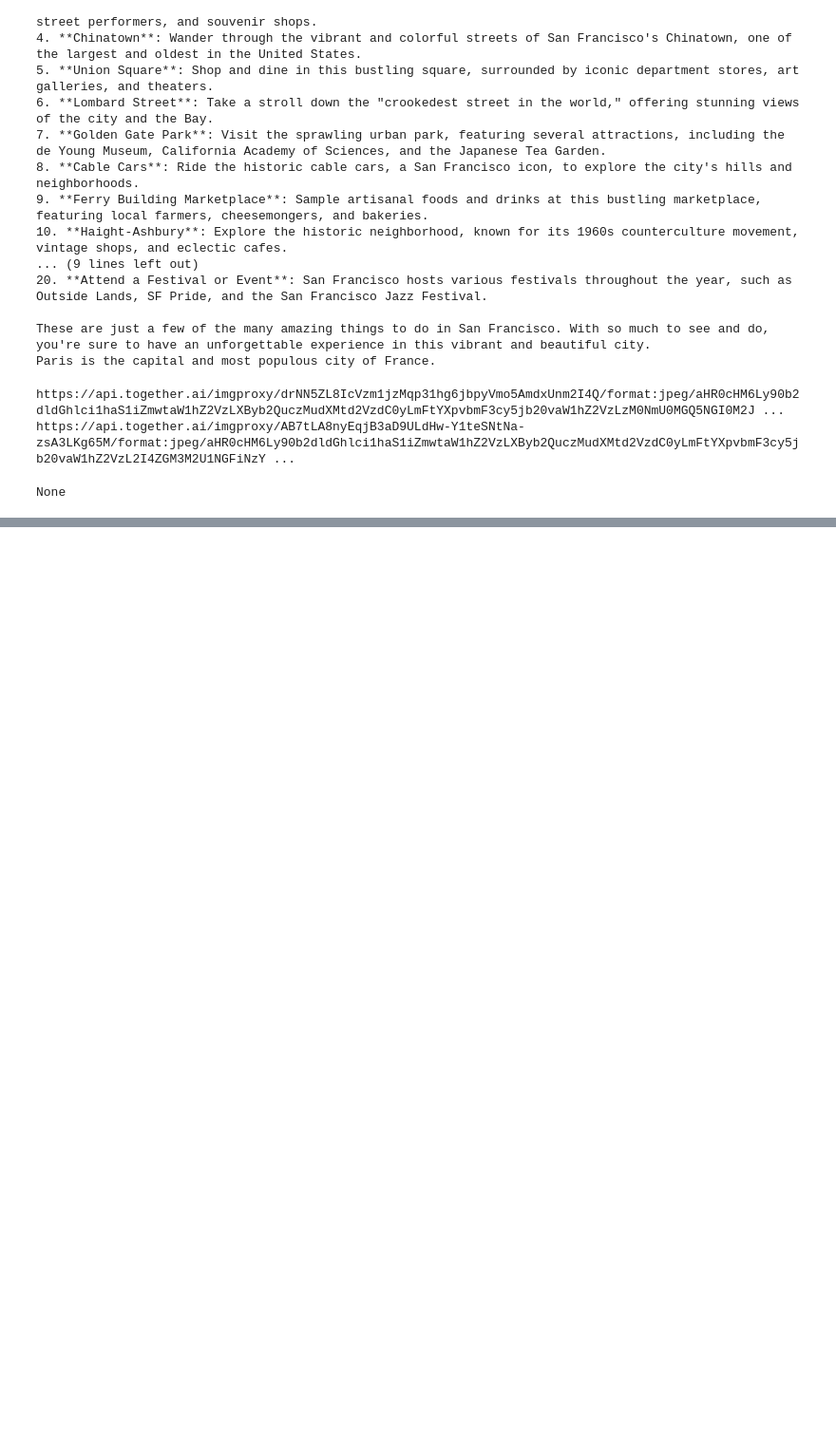
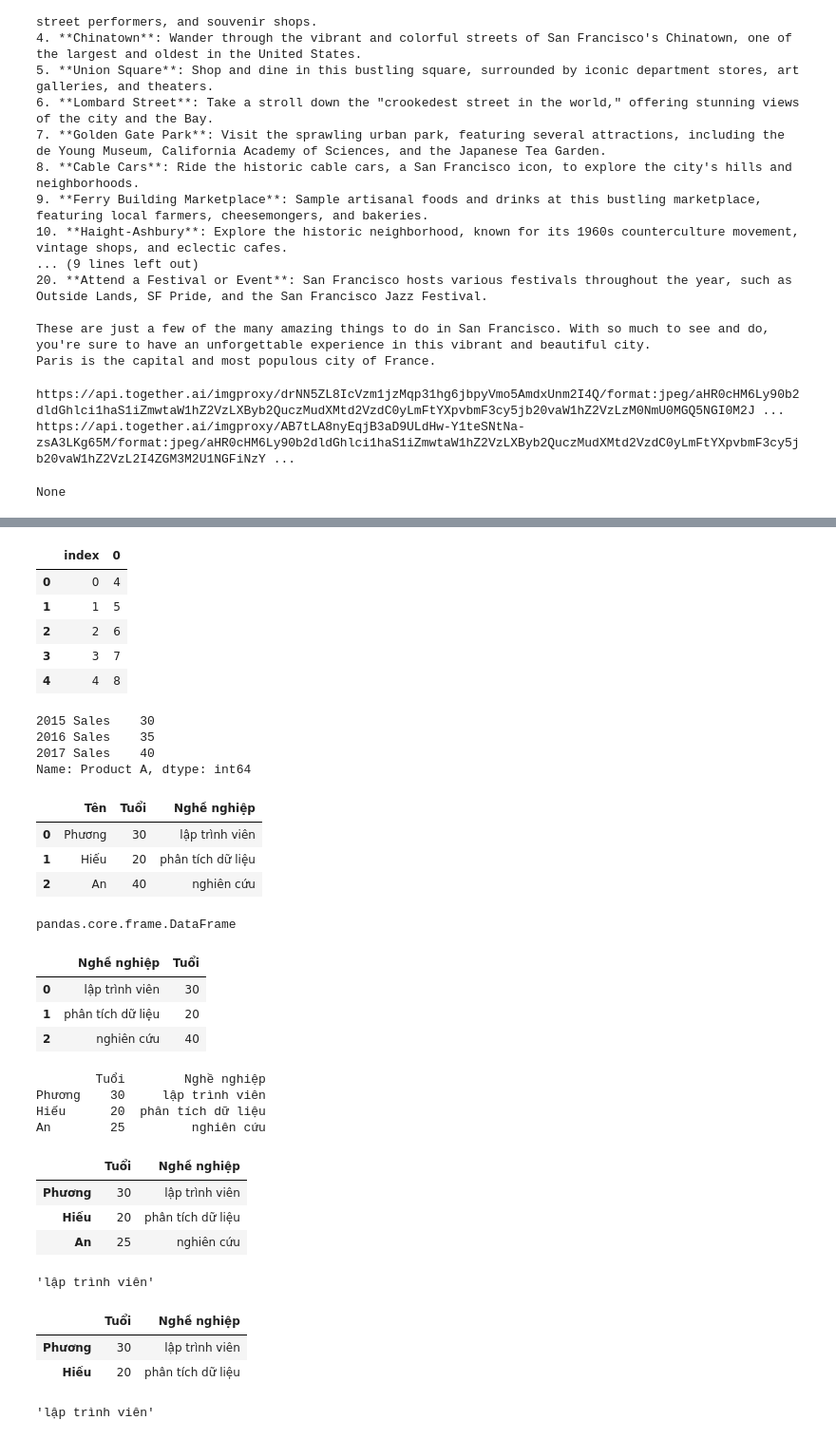
Before and after one commit to lf2foce/techlocal-copy, a Jupyter notebook: notebook/test.ipynb, the cells around one changed output, grey strips where cells are left out. Shown: that part at 95% size. Cells and saved outputs as stored; diff of their text form; code cells hidden in the pictures; blank space fills up the shorter version.

```diff
--- a/notebook/test.ipynb
+++ b/notebook/test.ipynb
@@ -731,0 +782,80 @@ None
+# %%
+s1 = pd.Series([4,5,6,7,8])
+b = s1.reset_index()
+b
+# %% [output]
+|  | index | 0 |
+| 0 | 0 | 4 |
+| 1 | 1 | 5 |
+| 2 | 2 | 6 |
+| 3 | 3 | 7 |
+| 4 | 4 | 8 |
+# %%
+# s2 = pd.Series([4,5,6,7,8], index=["a", "b", "c", "d", "e"]) # n index = n series
+# s2
+s3 = pd.Series([30, 35, 40], index=['2015 Sales', '2016 Sales', '2017 Sales'], name='Product A')
+s3
+# %% [output]
+2015 Sales    30
+2016 Sales    35
+2017 Sales    40
+Name: Product A, dtype: int64
+# %%
+# Tạo dataFrame từ dictionary
+learner_df = pd.DataFrame({'Tên': ['Phương', 'Hiếu', 'An'],
+                          'Tuổi': [30, 20, 40],   # coerse error
+                          'Nghề nghiệp': ['lập trình viên', 'phân tích dữ liệu', 'nghiên cứu']
+                           })
+
+learner_df
+# %% [output]
+|  | Tên | Tuổi | Nghề nghiệp |
+| 0 | Phương | 30 | lập trình viên |
+| 1 | Hiếu | 20 | phân tích dữ liệu |
+| 2 | An | 40 | nghiên cứu |
+# %%
+type(learner_df)
+# %% [output]
+pandas.core.frame.DataFrame
+# %%
+learner_df[['Nghề nghiệp', 'Tuổi']]
+# %% [output]
+|  | Nghề nghiệp | Tuổi |
+| 0 | lập trình viên | 30 |
+| 1 | phân tích dữ liệu | 20 |
+| 2 | nghiên cứu | 40 |
+# %%
+learner_df = pd.DataFrame({'Tuổi': [30, 20, 25],
+                           'Nghề nghiệp': ['lập trình viên', 'phân tích dữ liệu', 'nghiên cứu']},
+                          index= ['Phương', 'Hiếu', 'An'])
+
+print(learner_df)
+# learner_df['Tuổi'] #columns
+# learner_df[1:3] # 1,2
+# learner_df['Phương':]
+# %% [output]
+        Tuổi        Nghề nghiệp
+Phương    30     lập trình viên
+Hiếu      20  phân tích dữ liệu
+An        25         nghiên cứu
+# %%
+learner_df
+# %% [output]
+|  | Tuổi | Nghề nghiệp |
+| Phương | 30 | lập trình viên |
+| Hiếu | 20 | phân tích dữ liệu |
+| An | 25 | nghiên cứu |
+# %%
+learner_df.iloc[0,1]
+# %% [output]
+'lập trình viên'
+# %%
+learner_df[0:2]
+# %% [output]
+|  | Tuổi | Nghề nghiệp |
+| Phương | 30 | lập trình viên |
+| Hiếu | 20 | phân tích dữ liệu |
+# %%
+learner_df.loc['Phương','Nghề nghiệp']
+# %% [output]
+'lập trình viên'
```
Also changed, not shown: parts of 9 cells of this notebook, 4 other files.
